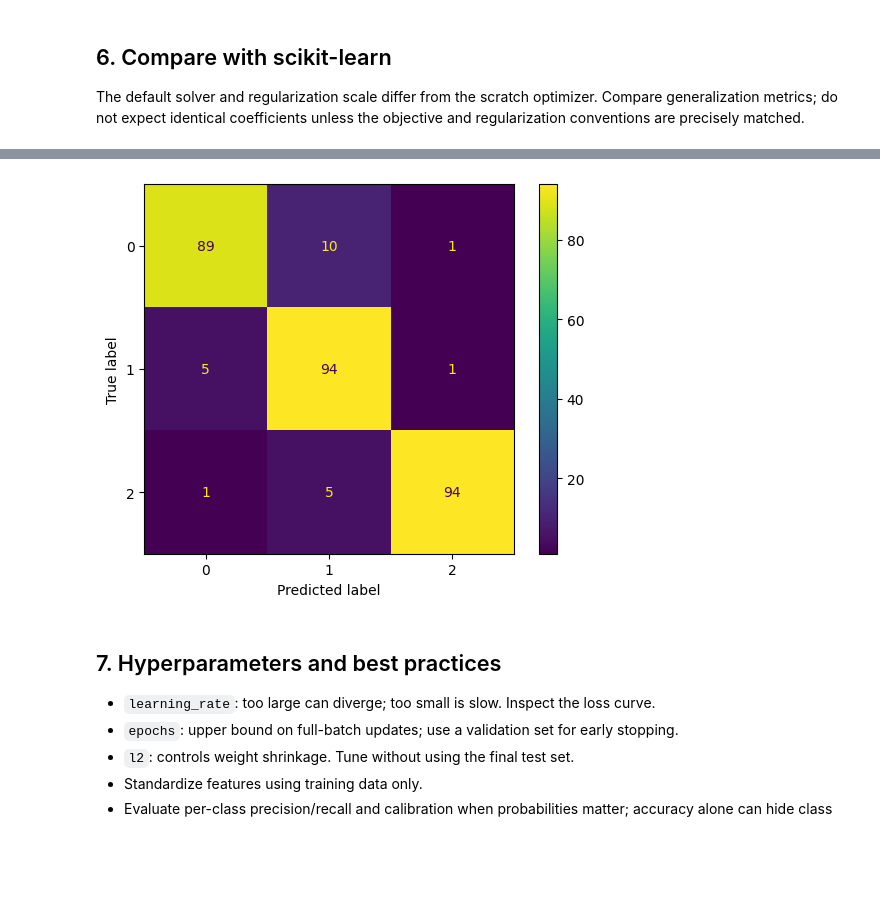
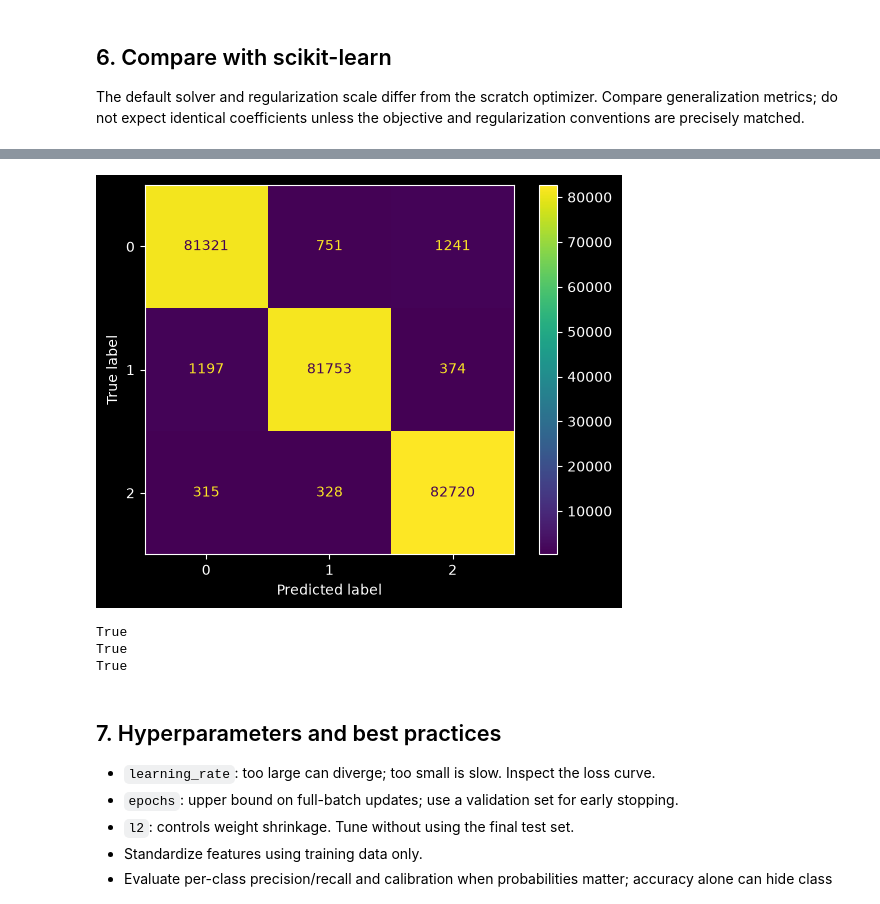
Before and after one commit to prashanthprabhu24/Classical-ML, a Jupyter notebook: Supervised/Linear Models/softmax_regression.ipynb, the cells around one changed output, grey strips where cells are left out. Drawn from its saved outputs; the diff is of its cells as text; code cells hidden in the pictures; blank space fills up the shorter version.

Commit message:
Log Regression & Its varients fixed

```diff
--- a/Supervised/Linear Models/softmax_regression.ipynb
+++ b/Supervised/Linear Models/softmax_regression.ipynb
@@ -29,0 +38,8 @@ We use a reproducible three-class dataset, split before scaling. The scratch imp
+# %%
+SEED = 42
+n_samples = 1000000
+X, y = make_classification(n_samples=n_samples, n_features=15, n_informative=10, n_redundant=3, n_classes=3, n_clusters_per_class=1, class_sep=1.4, random_state=SEED)
+X_train, X_test, y_train, y_test = train_test_split(X, y, test_size=0.25, stratify=y, random_state=SEED)
+
+print(X.shape, y.shape)
+y
@@ -30,22 +65,4 @@ We use a reproducible three-class dataset, split before scaling. The scratch imp
 # %%
-import time
-import numpy as np
-import matplotlib.pyplot as plt
-from sklearn.datasets import make_classification
-from sklearn.model_selection import train_test_split
-from sklearn.preprocessing import StandardScaler
-from sklearn.linear_model import LogisticRegression
-from sklearn.metrics import accuracy_score, log_loss, confusion_matrix, ConfusionMatrixDisplay
-
-SEED = 42
-X, y = make_classification(
-    n_samples=1200, n_features=15, n_informative=10, n_redundant=3,
-    n_classes=3, n_clusters_per_class=1, class_sep=1.4,
-    random_state=SEED
-)
-X_train, X_test, y_train, y_test = train_test_split(
-    X, y, test_size=0.25, stratify=y, random_state=SEED
-)
 scaler = StandardScaler()
 X_train = scaler.fit_transform(X_train)
 X_test = scaler.transform(X_test)
@@ -110,0 +117,7 @@ Scratch log loss: 0.22181555675018544
+# %%
+W, b, losses = fit_softmax_gd(X_train, y_train, learning_rate=0.15, epochs=500, l2=0.01)
+p_scratch = predict_proba_softmax(X_test, W, b)
+y_pred_scratch = p_scratch.argmax(axis=1)
+print("Scratch accuracy:", accuracy_score(y_test, y_pred_scratch))
+print("Scratch log loss:", log_loss(y_test, p_scratch))
+plt.plot(losses); plt.xlabel("epoch"); plt.ylabel("training cross-entropy + L2"); plt.show()
@@ -121,7 +138,7 @@ print("scikit-learn accuracy:", accuracy_score(y_test, y_pred_sk))
 print("scikit-learn log loss:", log_loss(y_test, p_sk))
 ConfusionMatrixDisplay.from_predictions(y_test, y_pred_sk)
 plt.show()
-assert np.allclose(p_scratch.sum(axis=1), 1.0, atol=1e-10)
-assert np.isfinite(p_scratch).all()
-assert accuracy_score(y_test, y_pred_scratch) > 0.6
+print(np.allclose(p_scratch.sum(axis=1), 1.0, atol=1e-10))
+print(np.isfinite(p_scratch).all())
+print(accuracy_score(y_test, y_pred_scratch) > 0.6)
 # %% [output]
@@ -130,4 +147,7 @@ scikit-learn log loss: 0.2373339057720282
-[figure, old version]
+[figure, new version]
+True
+True
+True
 # %% [markdown]
 ## 7. Hyperparameters and best practices
 
```
Also changed, not shown: parts of 12 cells of this notebook, 2 other files.
